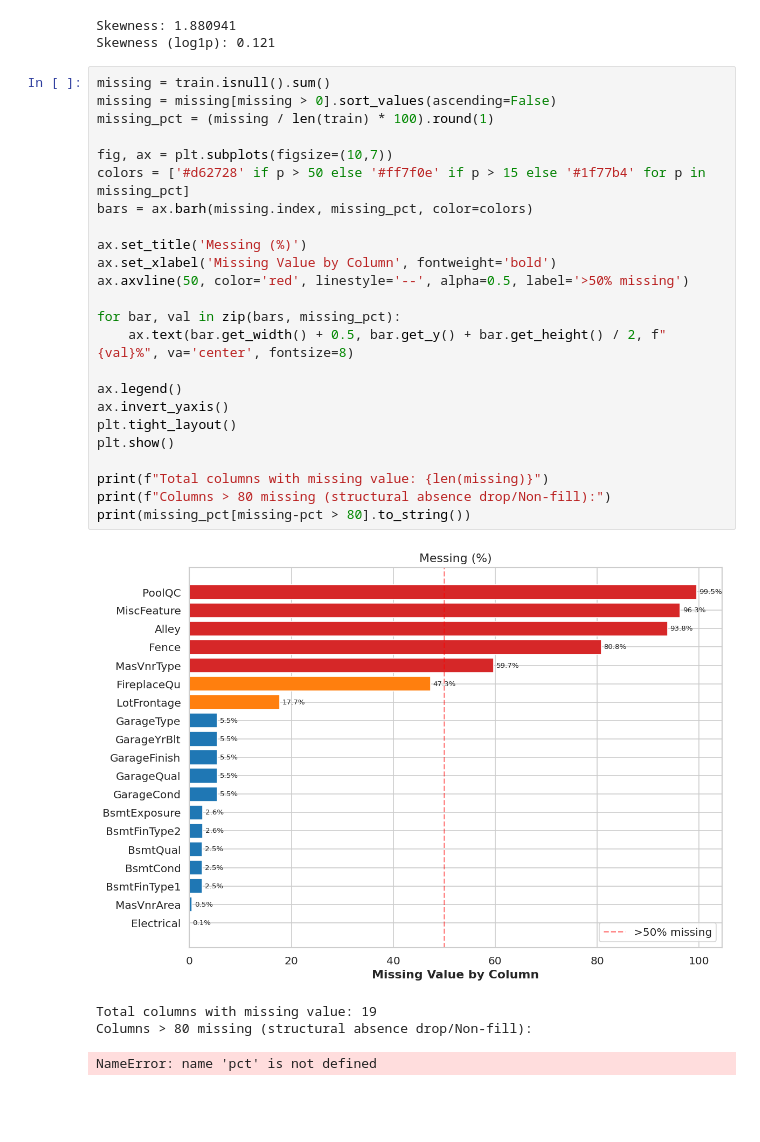
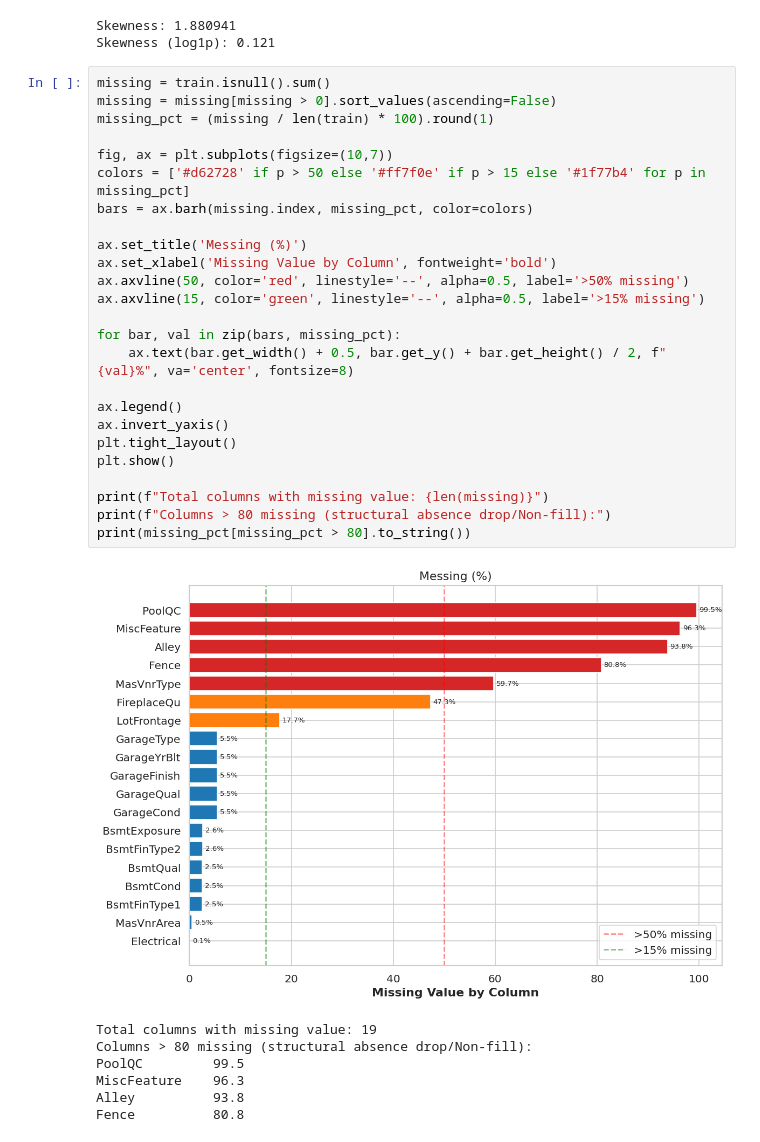
Before and after one commit to abderrazzakchafi/house-prices-advanced-regression, a Jupyter notebook: House-Prices-Regression.ipynb, the cells around one changed output. Drawn from its saved outputs; the diff is of its cells as text; blank space fills up the shorter version.

```diff
--- a/House-Prices-Regression.ipynb
+++ b/House-Prices-Regression.ipynb
@@ -166,29 +166,33 @@ Skewness (log1p): 0.121
 # %%
 missing = train.isnull().sum()
 missing = missing[missing > 0].sort_values(ascending=False)
 missing_pct = (missing / len(train) * 100).round(1)
 
 fig, ax = plt.subplots(figsize=(10,7))
 colors = ['#d62728' if p > 50 else '#ff7f0e' if p > 15 else '#1f77b4' for p in missing_pct]
 bars = ax.barh(missing.index, missing_pct, color=colors)
 
 ax.set_title('Messing (%)')
 ax.set_xlabel('Missing Value by Column', fontweight='bold')
 ax.axvline(50, color='red', linestyle='--', alpha=0.5, label='>50% missing')
+ax.axvline(15, color='green', linestyle='--', alpha=0.5, label='>15% missing')
 
 for bar, val in zip(bars, missing_pct):
     ax.text(bar.get_width() + 0.5, bar.get_y() + bar.get_height() / 2, f"{val}%", va='center', fontsize=8)
 
 ax.legend()
 ax.invert_yaxis()
 plt.tight_layout()
 plt.show()
 
 print(f"Total columns with missing value: {len(missing)}")
 print(f"Columns > 80 missing (structural absence drop/Non-fill):")
-print(missing_pct[missing-pct > 80].to_string())
+print(missing_pct[missing_pct > 80].to_string())
 # %% [output]
-[figure, old version]
+[figure, new version]
 Total columns with missing value: 19
 Columns > 80 missing (structural absence drop/Non-fill):
+PoolQC         99.5
+MiscFeature    96.3
+Alley          93.8
+Fence          80.8
-NameError: name 'pct' is not defined
```
Also changed, not shown: parts of 3 cells of this notebook.
